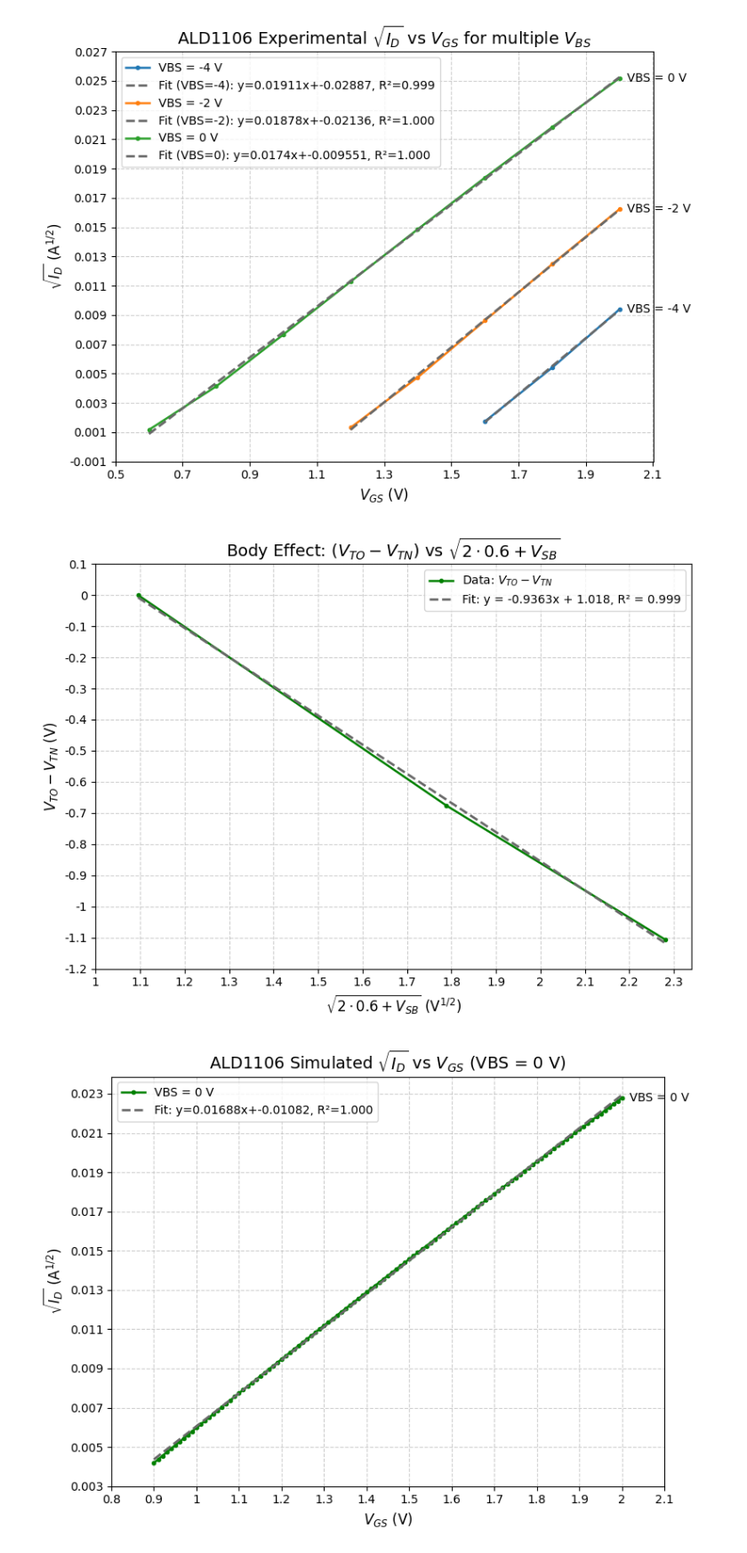
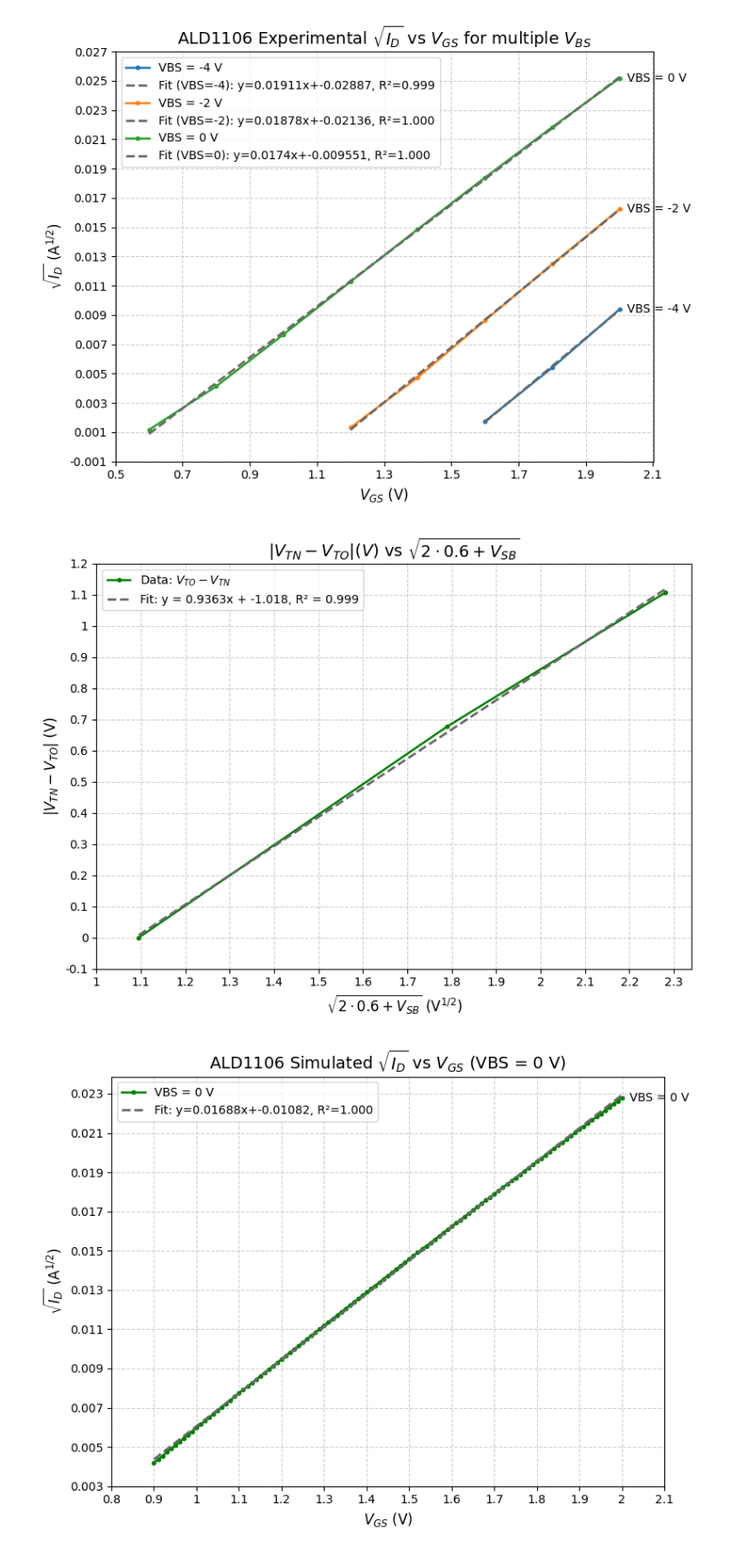
Before and after one commit to emaggyar12/335labs, a Jupyter notebook: lab5/nmos_graphs.ipynb, the cells around one changed output. Shown at 89% size. Drawn from its saved outputs; the diff is of its cells as text; code cells hidden in the pictures.

```diff
--- a/lab5/nmos_graphs.ipynb
+++ b/lab5/nmos_graphs.ipynb
@@ -577,7 +577,7 @@ from matplotlib.ticker import MultipleLocator, FormatStrFormatter
 
 # ---- data from your table ----
 vsb = np.array([0.0, 2.0, 4.0])
-vto_minus_vtn = np.array([0.0, -0.6762, -1.1062])   # (VTO - VTN)
+vto_minus_vtn = np.array([0.0, 0.6762, 1.1062])   # (VTO - VTN)
 
 # x-axis transform: sqrt(2*0.6 + VSB)
 x = np.sqrt(2*0.6 + vsb)   # units: V^{1/2}
@@ -610,36 +610,36 @@ fig, ax = plt.subplots(figsize=(8, 6))
 # data points + connecting line
 ax.plot(x, vto_minus_vtn, marker='o', markersize=3, linewidth=1.8,
         color='green', label=r"Data: $V_{TO}-V_{TN}$")
 
 # best-fit (linear)
 m, b = np.polyfit(x, vto_minus_vtn, 1)
 yhat = m*x + b
 ss_res = np.sum((vto_minus_vtn - yhat)**2)
 ss_tot = np.sum((vto_minus_vtn - vto_minus_vtn.mean())**2)
 r2 = 1 - ss_res/ss_tot if ss_tot != 0 else np.nan
 
 xfit = np.linspace(x.min(), x.max(), 300)
 yfit = m*xfit + b
 ax.plot(xfit, yfit, linestyle='--', linewidth=2.0, color='dimgray',
         label=f"Fit: y = {m:.4g}x + {b:.4g}, R² = {r2:.3f}")
 
 # styling to match your previous plots
-ax.set_title(r"Body Effect: $(V_{TO}-V_{TN})$ vs $\sqrt{2\cdot 0.6 + V_{SB}}$", fontsize=14)
+ax.set_title(r"$|V_{TN}-V_{TO}| (V)$ vs $\sqrt{2\cdot 0.6 + V_{SB}}$", fontsize=14)
 ax.set_xlabel(r"$\sqrt{2\cdot 0.6 + V_{SB}}$ (V$^{1/2}$)", fontsize=12)
-ax.set_ylabel(r"$V_{TO}-V_{TN}$ (V)", fontsize=12)
+ax.set_ylabel(r"$|V_{TN}-V_{TO}|$ (V)", fontsize=12)
 ax.grid(True, which='both', linestyle=':', alpha=0.25)
 label_every_grid(ax, target_major_ticks=30)
 
 # every other tick
 xt, yt = ax.get_xticks(), ax.get_yticks()
 if len(xt) > 2: ax.set_xticks(xt[::2])
 if len(yt) > 2: ax.set_yticks(yt[::2])
 
 ax.legend(fontsize=10, loc='best')
 fig.tight_layout()
 plt.show()
 # %% [output]
-[figure, old version]
+[figure, new version]
 # %%
 # Plotting experimental square root ID versus VGS for 0 VBS
 
```
Also changed, not shown: parts of 1 cell of this notebook.
